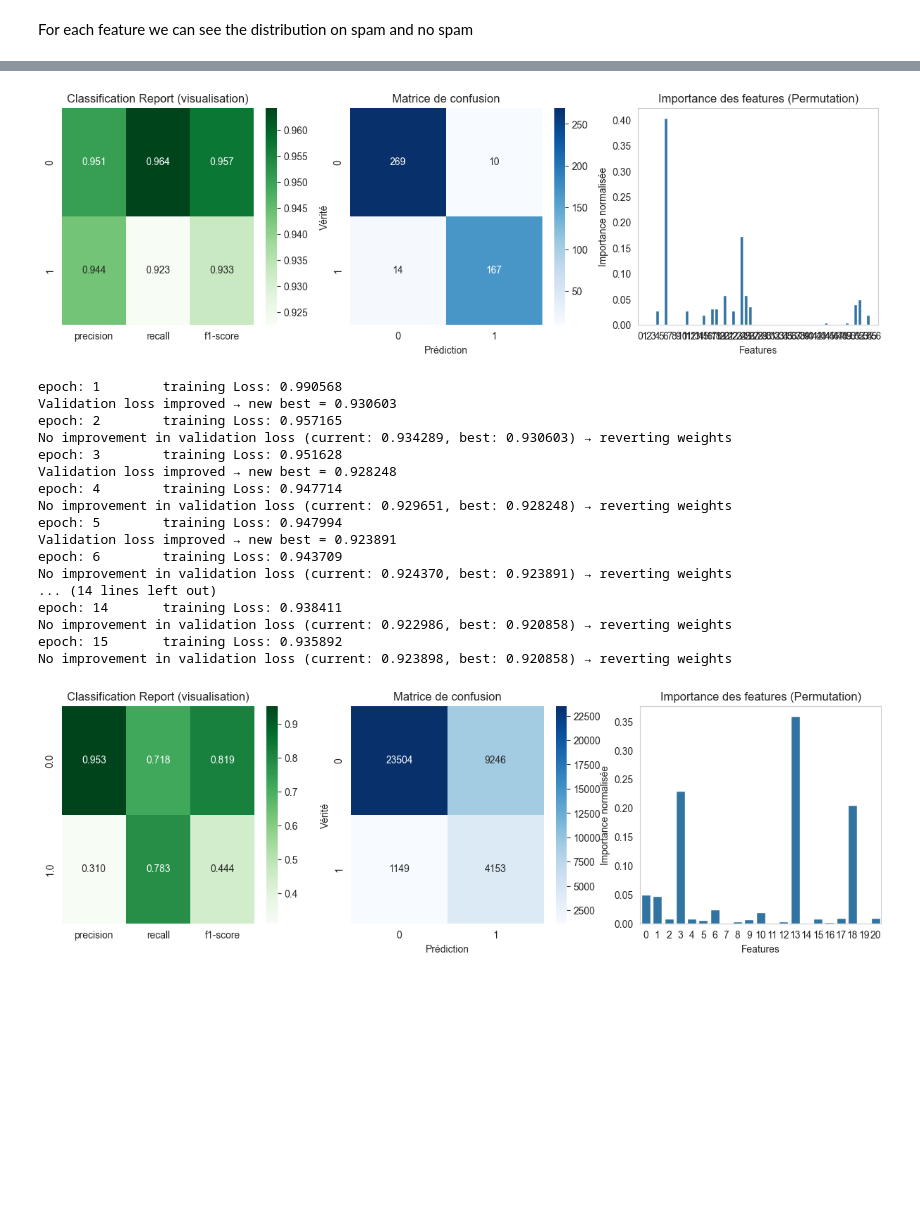
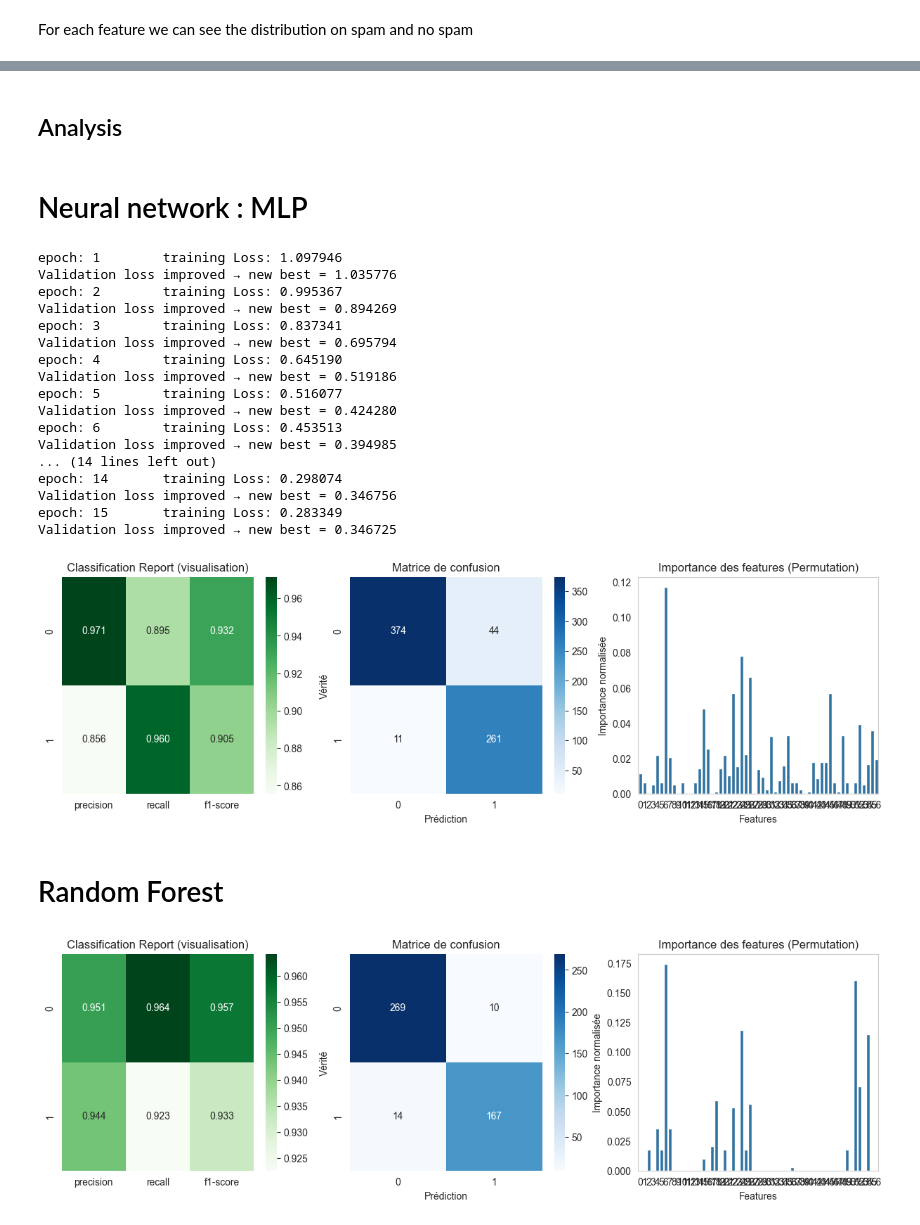
Before and after one commit to RemiBBX/ml-diabetes-spam-prediction, a Jupyter notebook: SPAM_Visualization.ipynb, the cells around one changed output, grey strips where cells are left out. Drawn from its saved outputs; the diff is of its cells as text; code cells hidden in the pictures; blank space fills up the shorter version.

Commit message:
Call models in notebook

```diff
--- a/SPAM_Visualization.ipynb
+++ b/SPAM_Visualization.ipynb
@@ -9,7 +9,6 @@ from main import knn, nn, random_forest
 # %% [markdown]
 Here we charge the dataframe from the spambase : 4600 emails with 58 features
 # %%
-data_spam = "../data/spambase/spambase.data"
 df = pd.read_csv(data_spam)
 df
 # %% [output]
@@ -257,25 +263,44 @@ knn()
+# %% [markdown]
+## Analysis
+# %% [markdown]
+# Neural network : MLP
+# %%
+from src.nn_interface import MLPModel
+
+samples = preprocessing(data=data_spam, test_size=0.15, validation_size=0.15)
+model = MLPModel(input_size=57)
+model.train(samples)
+# %% [output]
+epoch: 1        training Loss: 1.097946
+Validation loss improved → new best = 1.035776
+epoch: 2        training Loss: 0.995367
+Validation loss improved → new best = 0.894269
+epoch: 3        training Loss: 0.837341
+Validation loss improved → new best = 0.695794
+epoch: 4        training Loss: 0.645190
+Validation loss improved → new best = 0.519186
+epoch: 5        training Loss: 0.516077
+Validation loss improved → new best = 0.424280
+epoch: 6        training Loss: 0.453513
+Validation loss improved → new best = 0.394985
+... (14 lines left out)
+epoch: 14       training Loss: 0.298074
+Validation loss improved → new best = 0.346756
+epoch: 15       training Loss: 0.283349
+Validation loss improved → new best = 0.346725
 # %%
-random_forest()
+model.benchmark(samples.X_test, samples.y_test)
 # %% [output]
-[figure, old version]
+[figure, new version]
+# %% [markdown]
+# Random Forest
+# %%
+from src.RForest import RForest
+
+samples = preprocessing(data=data_spam, test_size=0.3, validation_size=0.1)
+model = RForest()
+model.train(x=samples.X_train, y=samples.y_train)
 # %%
-nn()
+model.benchmark(x=samples.X_validation, y=samples.y_validation)
 # %% [output]
-epoch: 1        training Loss: 0.990568
-Validation loss improved → new best = 0.930603
-epoch: 2        training Loss: 0.957165
-No improvement in validation loss (current: 0.934289, best: 0.930603) → reverting weights
-epoch: 3        training Loss: 0.951628
-Validation loss improved → new best = 0.928248
-epoch: 4        training Loss: 0.947714
-No improvement in validation loss (current: 0.929651, best: 0.928248) → reverting weights
-epoch: 5        training Loss: 0.947994
-Validation loss improved → new best = 0.923891
-epoch: 6        training Loss: 0.943709
-No improvement in validation loss (current: 0.924370, best: 0.923891) → reverting weights
-... (14 lines left out)
-epoch: 14       training Loss: 0.938411
-No improvement in validation loss (current: 0.922986, best: 0.920858) → reverting weights
-epoch: 15       training Loss: 0.935892
-No improvement in validation loss (current: 0.923898, best: 0.920858) → reverting weights
-[figure, old version]
+[figure, new version]
```
Also changed, not shown: parts of 3 cells of this notebook, 2 other files.
